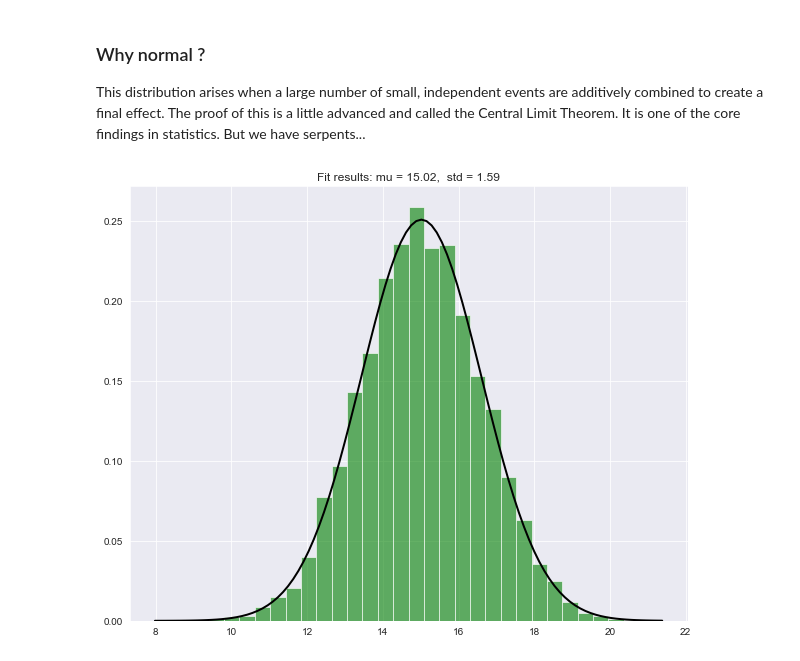
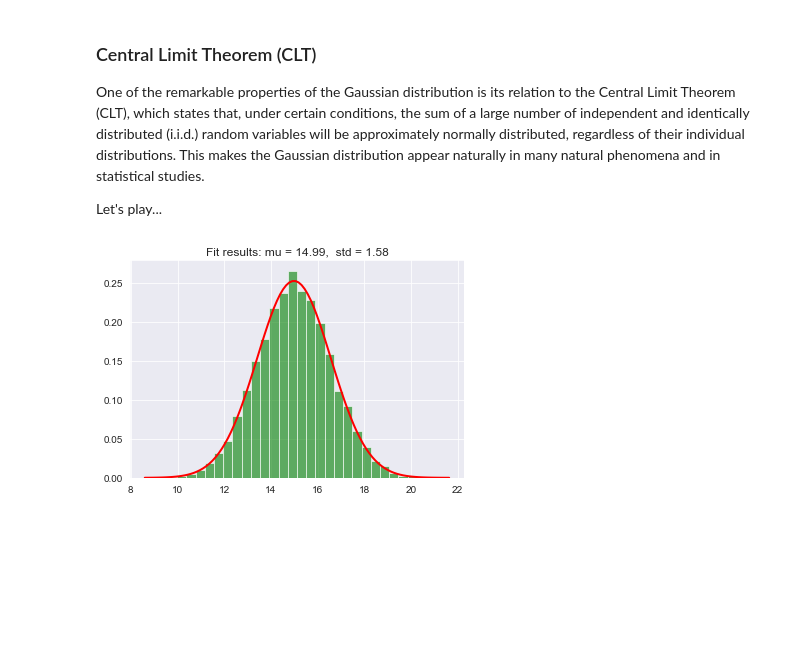
Before and after one commit to ejackson/710_2023, a Jupyter notebook: week3/Lecture 6.ipynb, the cells around one changed output. Drawn from its saved outputs; the diff is of its cells as text; code cells hidden in the pictures; blank space fills up the shorter version.

```diff
--- a/week3/Lecture 6.ipynb
+++ b/week3/Lecture 6.ipynb
@@ -51,27 +180,29 @@ ax.plot(x, norm.pdf(x, m, u), 'r-', lw=2, alpha=0.6, label='norm pdf')
 # %% [markdown]
-### Why normal ?
-This distribution arises when a large number of small, independent events are additively combined to create a final effect.  The proof of this is a little advanced and called the Central Limit Theorem.  It is one of the core findings in statistics.  But we have serpents...
+### Central Limit Theorem (CLT)
+One of the remarkable properties of the Gaussian distribution is its relation to the Central Limit Theorem (CLT), which states that, under certain conditions, the sum of a large number of independent and identically distributed (i.i.d.) random variables will be approximately normally distributed, regardless of their individual distributions. This makes the Gaussian distribution appear naturally in many natural phenomena and in statistical studies.
+
+Let's play...
 # %%
 # Parameters
 sample_size = 1000  # Size of each sample
 num_samples = 10000  # Number of samples to generate
 num_variables = 30   # Number of random variables to sum
 
 # Generate a large number of samples, each containing the sum of `num_variables` i.i.d. uniform random variables
 samples = np.sum(np.random.uniform(0, 1, (num_samples, num_variables)), axis=1)
 
 # Plot a histogram of the samples to visualize the distribution
 plt.hist(samples, bins=30, density=True, alpha=0.6, color='g')
 
 # Plot the normal distribution for comparison
 from scipy.stats import norm
 xmin, xmax = plt.xlim()
 x = np.linspace(xmin, xmax, 100)
 p = norm.pdf(x, np.mean(samples), np.std(samples))
-plt.plot(x, p, 'k', linewidth=2)
+plt.plot(x, p, 'r', linewidth=2)
 
 title = "Fit results: mu = %.2f,  std = %.2f" % (np.mean(samples), np.std(samples))
 plt.title(title)
 plt.show()
 # %% [output]
-[figure, old version]
+[figure, new version]
```
Also changed, not shown: parts of 17 cells of this notebook.
